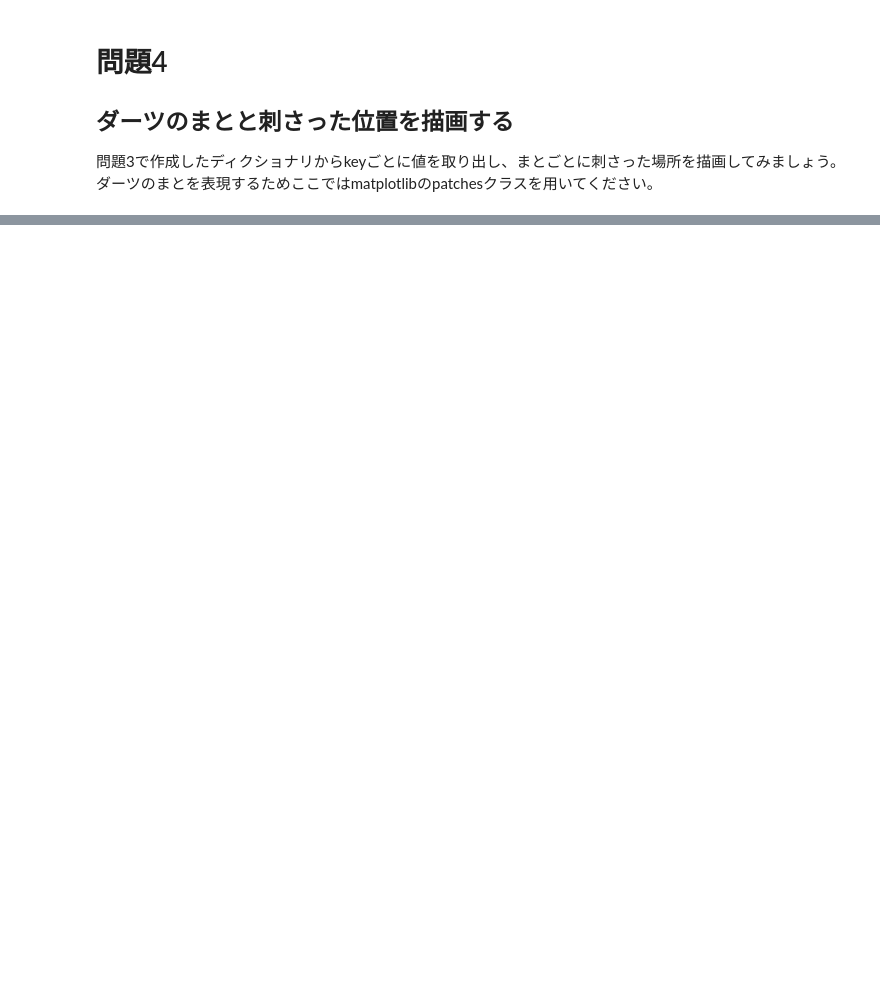
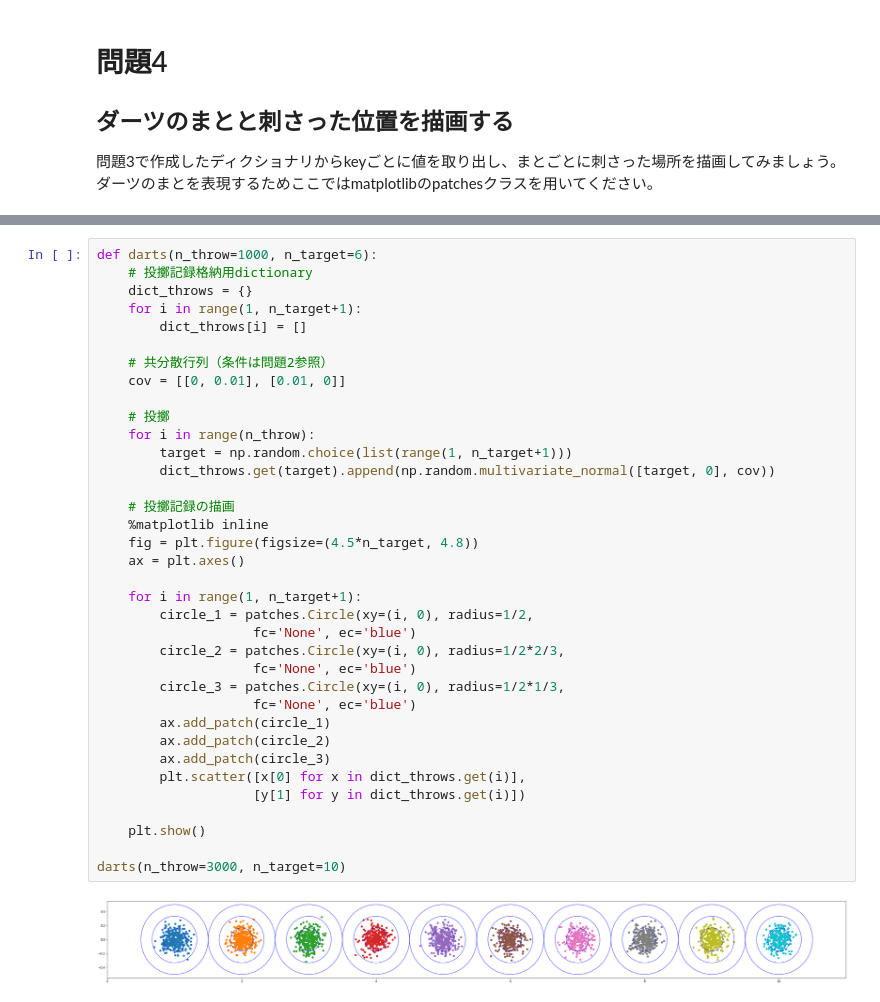
Before and after one commit to taiki-nakaso/diveintocode-ml, a Jupyter notebook: src/week2/prep/task4.ipynb, the cells around one changed output, grey strips where cells are left out. Drawn from its saved outputs; the diff is of its cells as text; blank space fills up the shorter version.

```diff
--- a/src/week2/prep/task4.ipynb
+++ b/src/week2/prep/task4.ipynb
@@ -102,0 +107,38 @@ plt.show()
+# %%
+def darts(n_throw=1000, n_target=6):
+    # 投擲記録格納用dictionary
+    dict_throws = {}
+    for i in range(1, n_target+1):
+        dict_throws[i] = []
+
+    # 共分散行列（条件は問題2参照）
+    cov = [[0, 0.01], [0.01, 0]]
+
+    # 投擲
+    for i in range(n_throw):
+        target = np.random.choice(list(range(1, n_target+1)))
+        dict_throws.get(target).append(np.random.multivariate_normal([target, 0], cov))
+
+    # 投擲記録の描画
+    %matplotlib inline
+    fig = plt.figure(figsize=(4.5*n_target, 4.8))
+    ax = plt.axes()
+
+    for i in range(1, n_target+1):
+        circle_1 = patches.Circle(xy=(i, 0), radius=1/2,
+                    fc='None', ec='blue')
+        circle_2 = patches.Circle(xy=(i, 0), radius=1/2*2/3,
+                    fc='None', ec='blue')
+        circle_3 = patches.Circle(xy=(i, 0), radius=1/2*1/3,
+                    fc='None', ec='blue')
+        ax.add_patch(circle_1)
+        ax.add_patch(circle_2)
+        ax.add_patch(circle_3)
+        plt.scatter([x[0] for x in dict_throws.get(i)],
+                    [y[1] for y in dict_throws.get(i)])
+
+    plt.show()
+
+darts(n_throw=3000, n_target=10)
+# %% [output]
+[figure, added]
```
Also changed, not shown: parts of 5 cells of this notebook.
